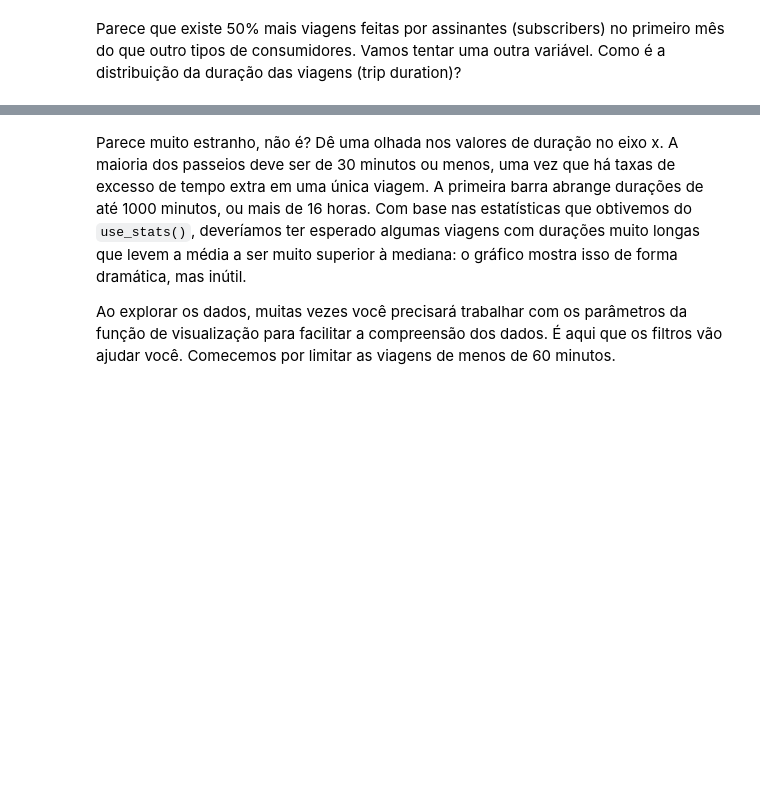
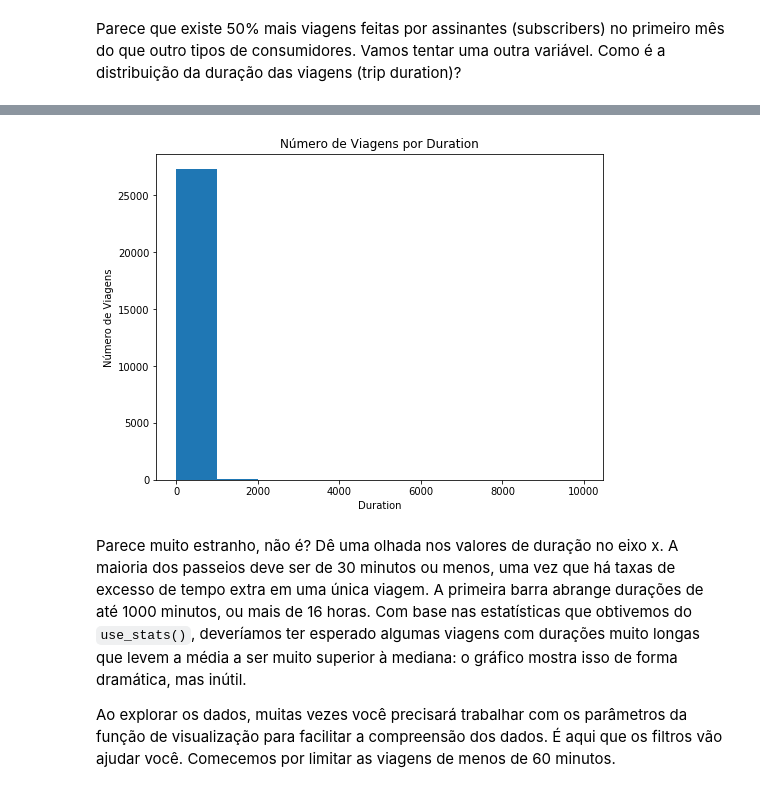
Before and after one commit to jpventura/BikeShareAnalysis, a Jupyter notebook: Analise_Bay_Area_Bike_Share-NDFDSI.ipynb, the cells around one changed output, grey strips where cells are left out. Drawn from its saved outputs; the diff is of its cells as text; code cells hidden in the pictures; blank space fills up the shorter version.

```diff
--- a/Analise_Bay_Area_Bike_Share-NDFDSI.ipynb
+++ b/Analise_Bay_Area_Bike_Share-NDFDSI.ipynb
@@ -308,4 +320,4 @@ plot_trip('data/201309_trip_summary.csv')
 # %%
-# Ensure sample data was wrangled correctly
-# usage_plot(trip_data, 'duration')
+# Ensure bar were plotted correclty
+usage_plot(trip_data, 'duration')
 # %% [output]
@@ -319,3 +324,4 @@ plot_trip('data/201309_trip_summary.csv')
+[figure, added]
 # %% [markdown]
 Parece muito estranho, não é? Dê uma olhada nos valores de duração no eixo x. A maioria dos passeios deve ser de 30 minutos ou menos, uma vez que há taxas de excesso de tempo extra em uma única viagem. A primeira barra abrange durações de até 1000 minutos, ou mais de 16 horas. Com base nas estatísticas que obtivemos do `use_stats()`, deveríamos ter esperado algumas viagens com durações muito longas que levem a média a ser muito superior à mediana: o gráfico mostra isso de forma dramática, mas inútil.
 
```
Also changed, not shown: parts of 14 cells of this notebook.
